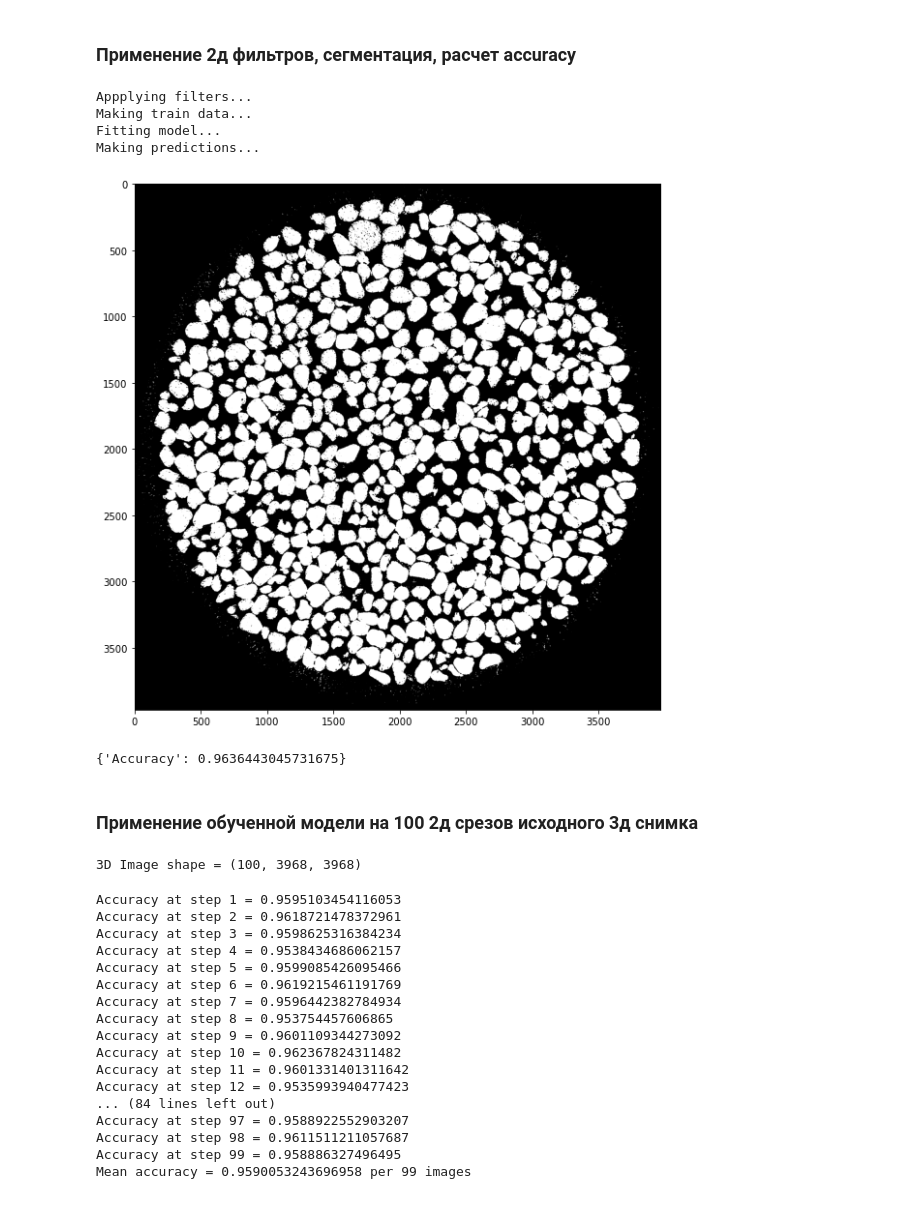
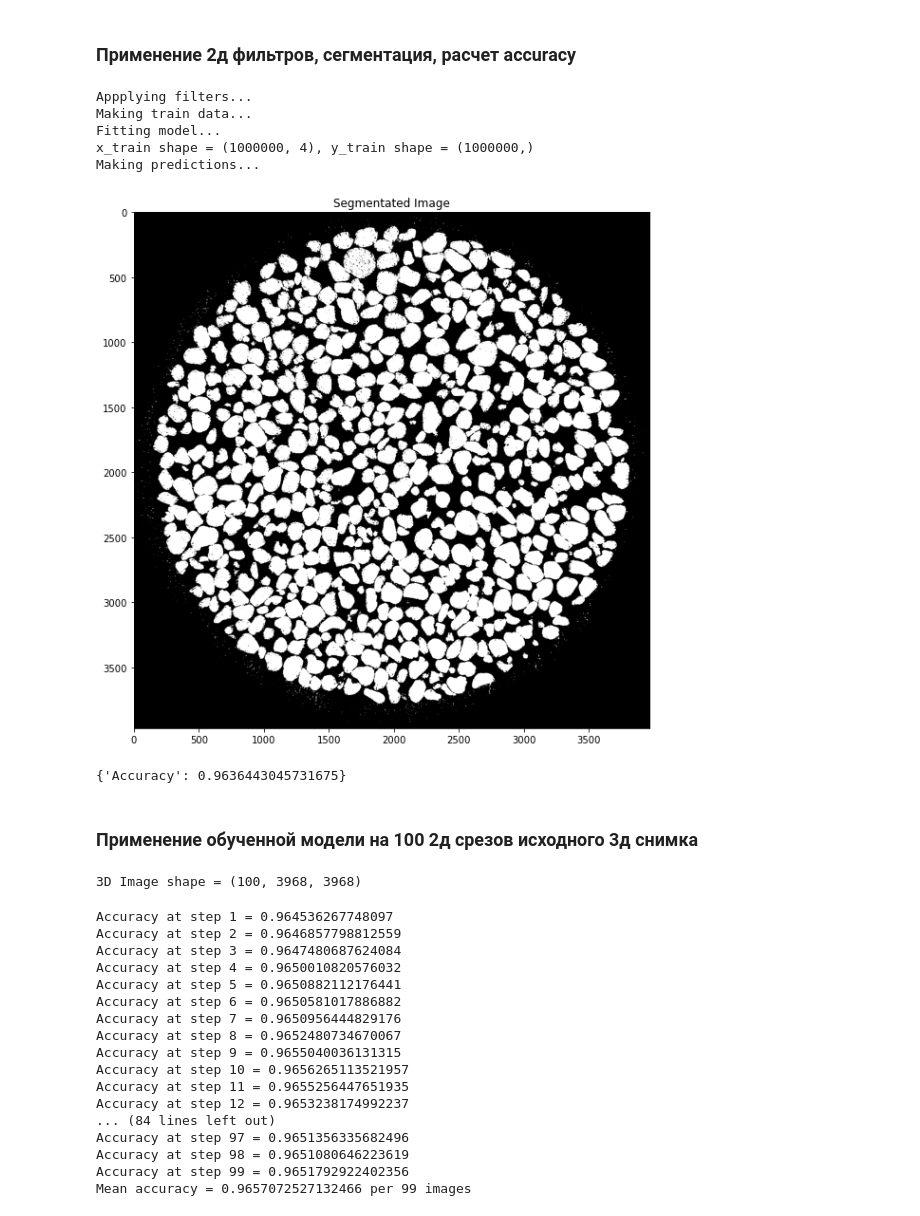
Before and after one commit to maxxxims/segmentation, a Jupyter notebook: frontend.ipynb, the cells around one changed output. Cells and saved outputs as stored; diff of their text form; code cells hidden in the pictures.

```diff
--- a/frontend.ipynb
+++ b/frontend.ipynb
@@ -36,21 +38,22 @@ instances of class 0 = (393824,)
 # %%
 filters =[filters_2d.MedianFilter(size=5), filters_2d.GaussianFilter(15), filters_2d.LaplacianDifference(),
                               filters_2d.BaseFilter2D()]
 
 # filters = [filters_2d.BaseFilter2D()]  # use img pixels
 
 sgm = Segmentation(model=LogisticRegression(), filters=filters)
 result = sgm.fit_and_predict(image, markers)
-result.show()
+result.show(title='Segmentated Image')
 
-ground_truth = Image(path_to_image=PATH_TO_SEGMENTED, dim=2)
+ground_truth = Image(path_to_image=FOLDER.segmented_folder[0], dim=2)
 Evaluator.evaluate(result, ground_truth, markers, border_marker, Accuracy)
 # %% [output]
 Appplying filters...
 Making train data...
 Fitting model...
+x_train shape = (1000000, 4), y_train shape = (1000000,)
 Making predictions...
-[figure, old version]
+[figure, new version]
 {'Accuracy': 0.9636443045731675}
 # %% [markdown]
 ### Применение обученной модели на 100 2д срезов исходного 3д снимка
@@ -61,5 +64,5 @@ sgm.informing = False
 # %%
-img_3d           = Image3D(img_pathes = FOLDER.binning_folder)
+img_3d           = Image3D(img_pathes = FOLDER.ang_dec_folder)
 img_3d_segmented = Image3D(img_pathes = FOLDER.segmented_folder)
 
 print(f'3D Image shape = {img_3d.shape}')
@@ -70,9 +73,9 @@ n = 0
 for img_indx in tqdm(range(len(img_3d))):
     if img_indx != 0:
         img_2d_slice = img_3d[img_indx]
+        ground_truth = img_3d_segmented[img_indx]
+
         result = sgm.predict(image = img_2d_slice)
-        ground_truth = Image(path_to_image=img_3d_segmented.img_pathes[img_indx], dim=2)
-
         acc = Evaluator.evaluate(result, ground_truth, [], border_marker, Accuracy)[Accuracy.name]
 
         print(f'Accuracy at step {img_indx} = {acc}')
@@ -82,23 +85,23 @@ for img_indx in tqdm(range(len(img_3d))):
 print(f'Mean accuracy = {sum_acc / n} per {n} images')
 # %% [output]
 3D Image shape = (100, 3968, 3968)
-Accuracy at step 1 = 0.9595103454116053
-Accuracy at step 2 = 0.9618721478372961
-Accuracy at step 3 = 0.9598625316384234
-Accuracy at step 4 = 0.9538434686062157
-Accuracy at step 5 = 0.9599085426095466
-Accuracy at step 6 = 0.9619215461191769
-Accuracy at step 7 = 0.9596442382784934
-Accuracy at step 8 = 0.953754457606865
-Accuracy at step 9 = 0.9601109344273092
-Accuracy at step 10 = 0.962367824311482
-Accuracy at step 11 = 0.9601331401311642
-Accuracy at step 12 = 0.9535993940477423
+Accuracy at step 1 = 0.964536267748097
+Accuracy at step 2 = 0.9646857798812559
+Accuracy at step 3 = 0.9647480687624084
+Accuracy at step 4 = 0.9650010820576032
+Accuracy at step 5 = 0.9650882112176441
+Accuracy at step 6 = 0.9650581017886882
+Accuracy at step 7 = 0.9650956444829176
+Accuracy at step 8 = 0.9652480734670067
+Accuracy at step 9 = 0.9655040036131315
+Accuracy at step 10 = 0.9656265113521957
+Accuracy at step 11 = 0.9655256447651935
+Accuracy at step 12 = 0.9653238174992237
 ... (84 lines left out)
-Accuracy at step 97 = 0.9588922552903207
-Accuracy at step 98 = 0.9611511211057687
-Accuracy at step 99 = 0.958886327496495
-Mean accuracy = 0.9590053243696958 per 99 images
+Accuracy at step 97 = 0.9651356335682496
+Accuracy at step 98 = 0.9651080646223619
+Accuracy at step 99 = 0.9651792922402356
+Mean accuracy = 0.9657072527132466 per 99 images
 # %%
 print(f'Mean accuracy = {round(sum_acc / n, 3)} per {n} images')
 # %% [output]
```
Also changed, not shown: parts of 11 cells of this notebook, 3 other files.
